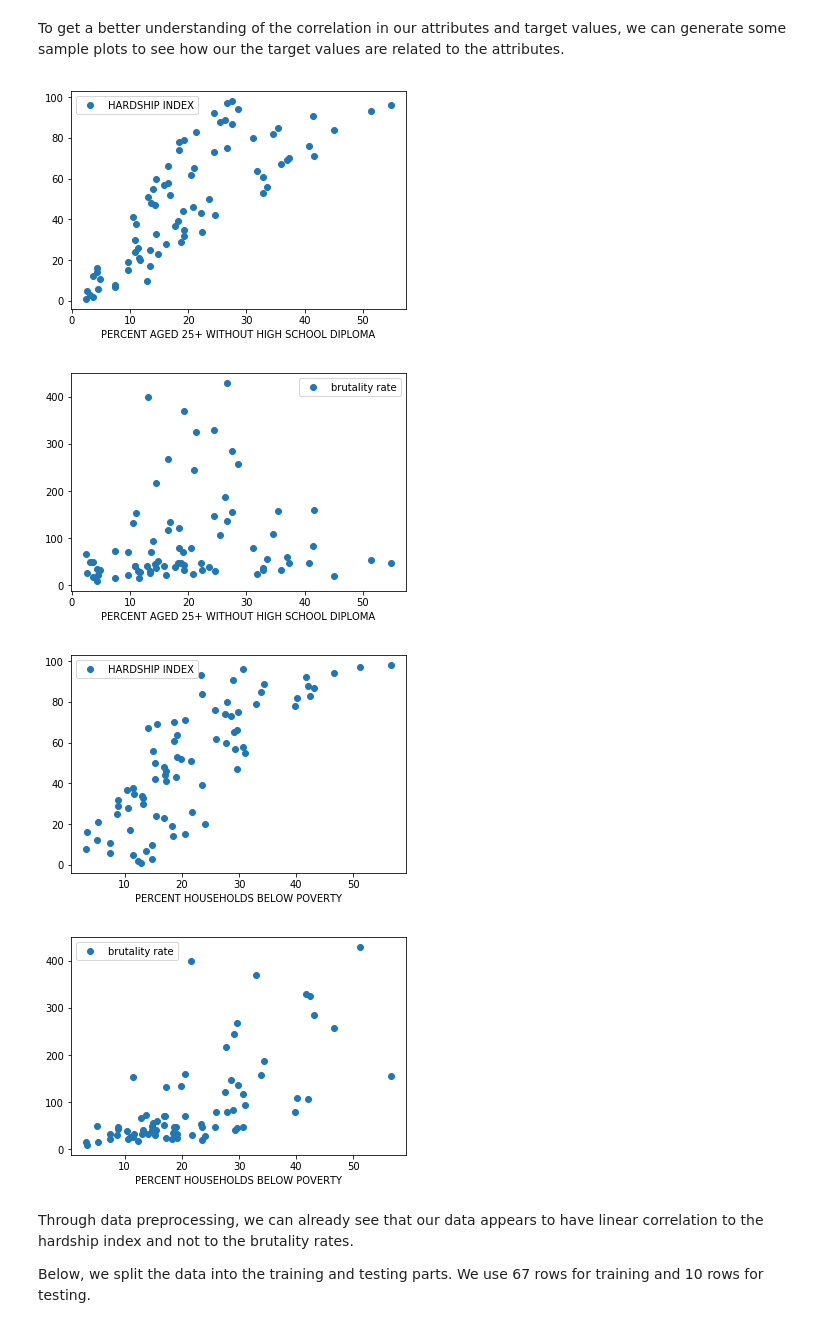
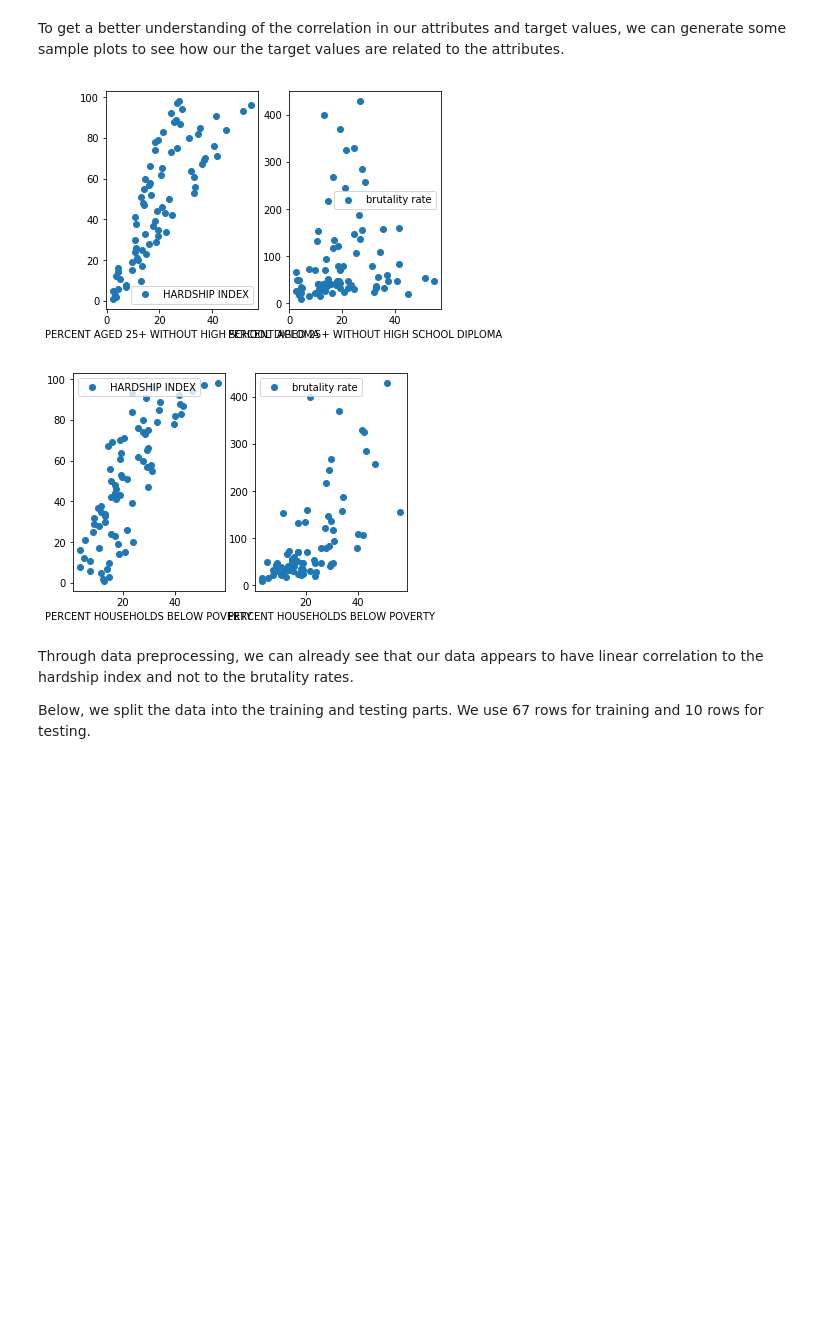
Before and after one commit to ishaanmadan19/EECS-375-Project, a Jupyter notebook: Tim Question.ipynb, the cells around one changed output. Drawn from its saved outputs; the diff is of its cells as text; code cells hidden in the pictures; blank space fills up the shorter version.

```diff
--- a/Tim Question.ipynb
+++ b/Tim Question.ipynb
@@ -40,15 +41,16 @@ print(y_brutality.shape)
 # %% [markdown]
 To get a better understanding of the correlation in our attributes and target values, we can generate some sample plots to see how our the target values are related to the attributes.
 # %%
-df.plot(x='PERCENT AGED 25+ WITHOUT HIGH SCHOOL DIPLOMA', y='HARDSHIP INDEX', style='o');
-df.plot(x='PERCENT AGED 25+ WITHOUT HIGH SCHOOL DIPLOMA', y='brutality rate', style='o');
-df.plot(x='PERCENT HOUSEHOLDS BELOW POVERTY', y='HARDSHIP INDEX', style='o');
-df.plot(x='PERCENT HOUSEHOLDS BELOW POVERTY', y='brutality rate', style='o');
+fig, axes = plt.subplots(1, 2)
+df.plot(x='PERCENT AGED 25+ WITHOUT HIGH SCHOOL DIPLOMA', y='HARDSHIP INDEX', style='o', ax = axes[0]);
+df.plot(x='PERCENT AGED 25+ WITHOUT HIGH SCHOOL DIPLOMA', y='brutality rate', style='o', ax=axes[1]);
+
+fig, axes = plt.subplots(1, 2)
+df.plot(x='PERCENT HOUSEHOLDS BELOW POVERTY', y='HARDSHIP INDEX', style='o', ax = axes[0]);
+df.plot(x='PERCENT HOUSEHOLDS BELOW POVERTY', y='brutality rate', style='o', ax = axes[1]);
 # %% [output]
-[figure, old version]
+[figure, new version]
-[figure, old version]
+[figure, new version]
-[figure, removed]
-[figure, removed]
 # %% [markdown]
 Through data preprocessing, we can already see that our data appears to have linear correlation to the hardship index and not to the brutality rates.
 
```
Also changed, not shown: parts of 4 cells of this notebook.
